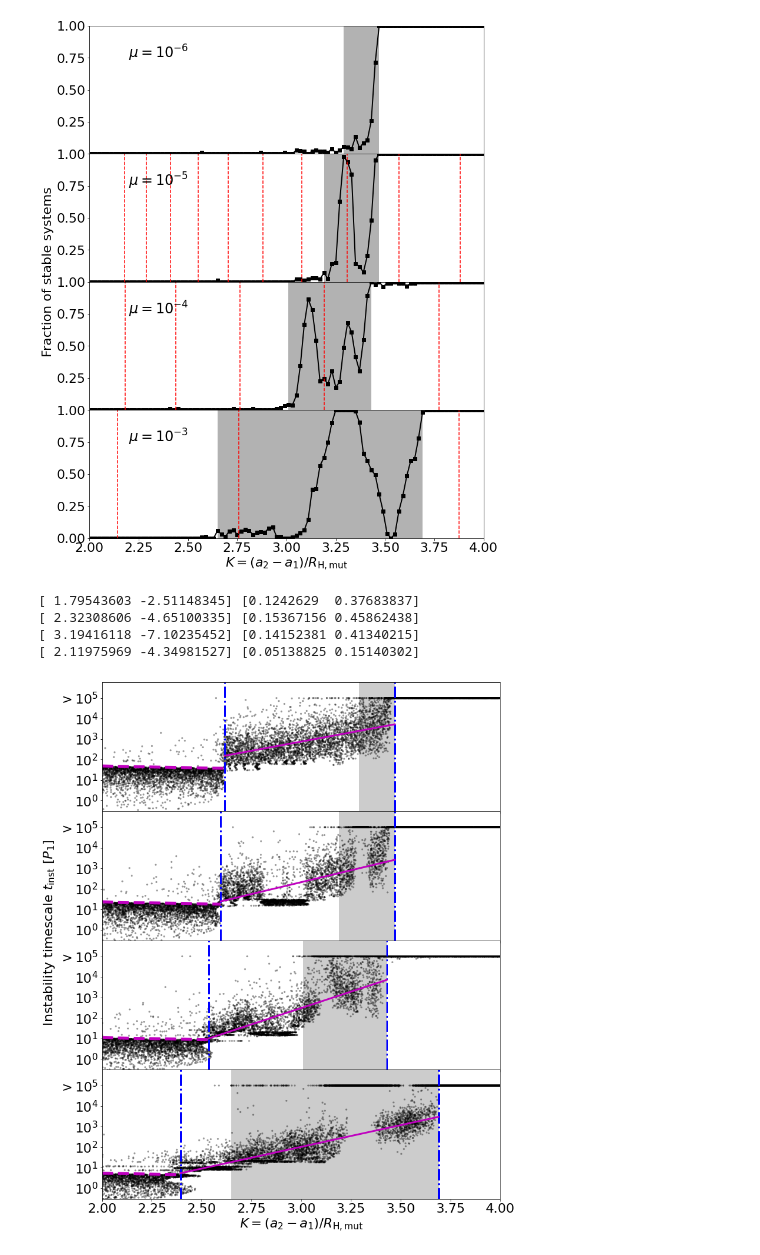
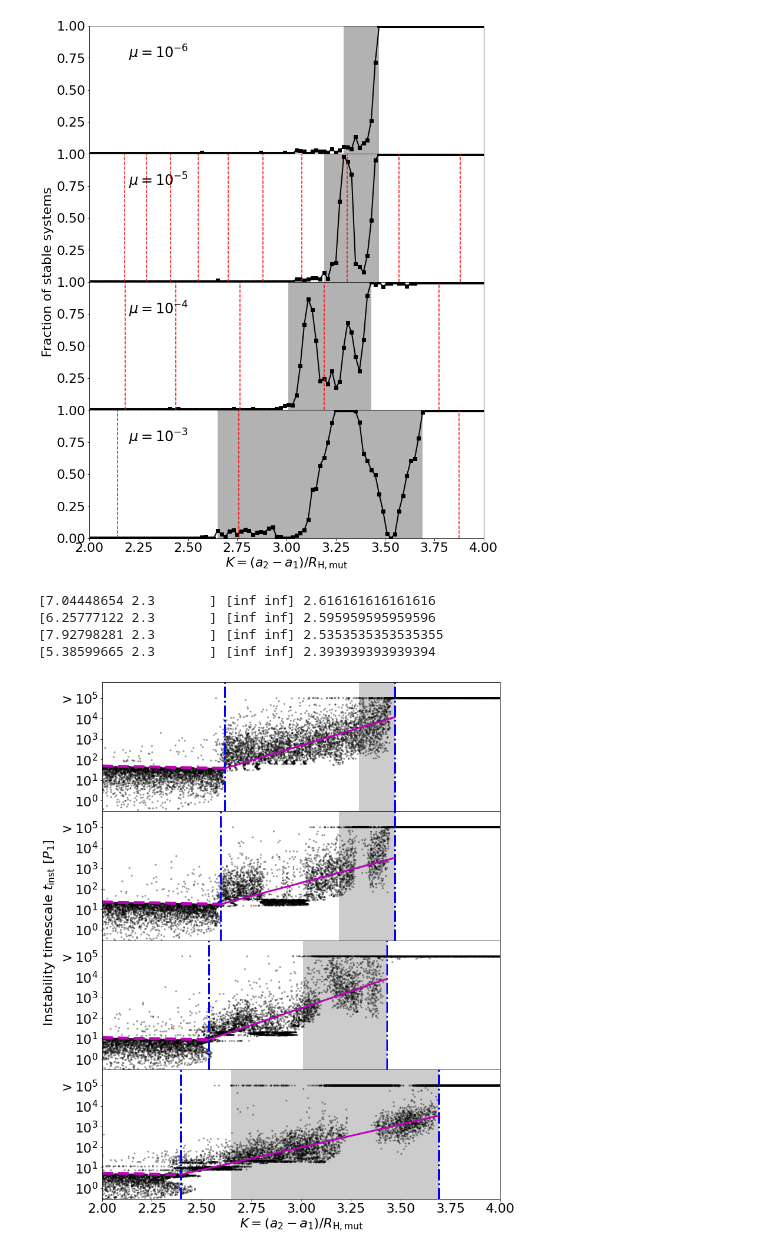
Before and after one commit to lijiaru0305/Hill-friction, a Jupyter notebook: revise-plots/1p-nogas.ipynb, the cells around one changed output. Cells and saved outputs as stored; diff of their text form; code cells hidden in the pictures.

```diff
--- a/revise-plots/1p-nogas.ipynb
+++ b/revise-plots/1p-nogas.ipynb
@@ -182,37 +182,39 @@ for iii in [0,1,2,3]:
     K_crit = K_crit_list[iii]
     K_gz = K_gz_list[iii]
 
     axs[iii].axvline(x=Ksyn,c='b',lw=3,ls='-.')
     axs[iii].axvline(x=K_crit,c='b',lw=3,ls='-.')
     axs[iii].fill_between([K_gz,K_crit],[1e-2,1e-2],[1e6,1e6],edgecolor='none',facecolor='k',alpha=0.2)
 
+
     def Tins_fit(K,b,c):
-        return b*K+c
+        return b*(K-Ksyn) + np.log10(K_to_Tsyn(K,mu))
 
     ind_fit = (K>Ksyn) * (K<K_crit) * (data[:,0]<0.5)
     X_fit = K[ind_fit]
     Y_fit = np.log10(Tinst[ind_fit])
     popt, pcov = curve_fit(Tins_fit, X_fit, Y_fit)
-    print(popt,np.sqrt(np.diag(pcov))*3)
+    print(popt*2.3,np.sqrt(np.diag(pcov))*3,Ksyn)
     kk_fit = np.linspace(Ksyn,K_crit,11)
     axs[iii].plot(kk_fit, 10**(Tins_fit(kk_fit, *popt)), color='m', linewidth=3)
+
 
 
 
 #axs[-1].set_yticks([0.0,0.25,0.5,0.75,1.0])
 #axs[0].legend()
 
 axs[-1].set_xlabel(r'$K= (a_2-a_1)/R_{\rm H,mut}}$')
 axs[2].set_ylabel(r'                                   Instability timescale $t_{\rm inst}$ [$P_1$]')
 
 axs[-1].set_xlim([2.0,4.0])
 #axs[3].set_xticks(np.linspace(2.0,4.0,11))
 
 plt.savefig('./pics/pics-time_nf-wRH-rev.pdf',bbox_inches='tight',transparent=True)
 plt.savefig('./pics/pics-time_nf-wRH-rev.png',bbox_inches='tight',transparent=True)
 # %% [output]
-[ 1.79543603 -2.51148345] [0.1242629  0.37683837]
-[ 2.32308606 -4.65100335] [0.15367156 0.45862438]
-[ 3.19416118 -7.10235452] [0.14152381 0.41340215]
-[ 2.11975969 -4.34981527] [0.05138825 0.15140302]
+[7.04448654 2.3       ] [inf inf] 2.616161616161616
+[6.25777122 2.3       ] [inf inf] 2.595959595959596
+[7.92798281 2.3       ] [inf inf] 2.5353535353535355
+[5.38599665 2.3       ] [inf inf] 2.393939393939394
-[figure, old version]
+[figure, new version]
```
Also changed, not shown: parts of 1 cell of this notebook, 8 other files.
